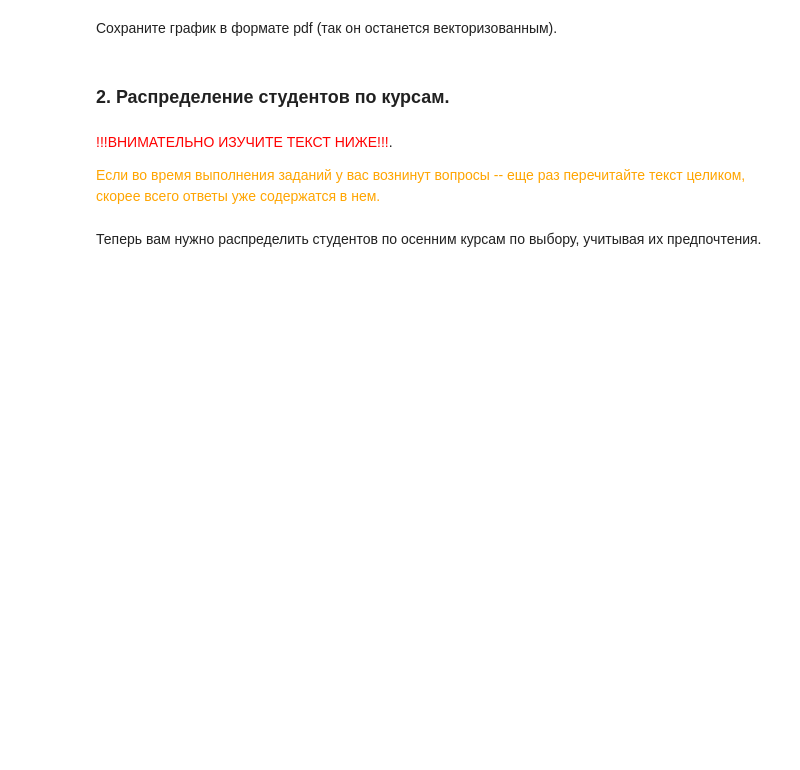
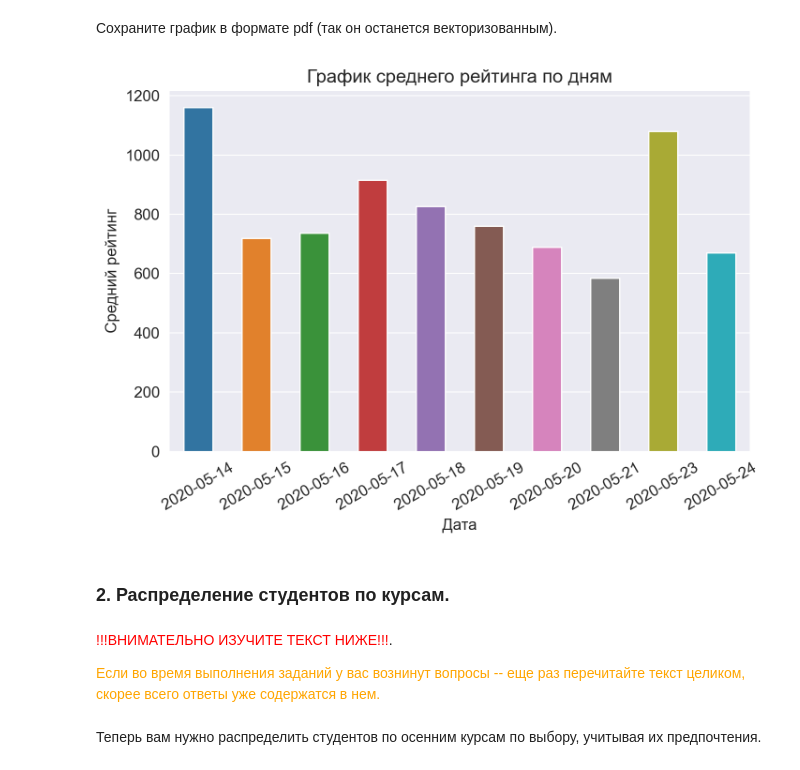
Before and after one commit to diemvs/hse_hw, a Jupyter notebook: homework-practice-01-pandas-Sataev.ipynb, the cells around one changed output. Drawn from its saved outputs; the diff is of its cells as text; code cells hidden in the pictures; blank space fills up the shorter version.

Commit message:
1 part
fix 7
График

```diff
--- a/homework-practice-01-pandas-Sataev.ipynb
+++ b/homework-practice-01-pandas-Sataev.ipynb
@@ -426,6 +430,10 @@ unique_courses_17_y
 import matplotlib.pyplot as plt
 import seaborn as sns
 
-# your code
+%config InlineBackend.figure_format = 'retina'
+plt.rcParams['figure.figsize'] = 8, 5
+plt.rcParams['font.size'] = 12
+mpl.rcParams['savefig.format'] = 'pdf'
+sns.set_style('darkgrid')
 # %% [markdown]
 #### 8. [0.5 балла] Постройте график средних рейтингов по дням получения ответов (bar plot).
@@ -433,0 +440,4 @@ import seaborn as sns
+# %%
+avg_rating = df.groupby(df.timestamp.dt.date).agg({'rating':'mean'}).reset_index()
+
+avg_rating
@@ -438,3 +475,15 @@ import seaborn as sns
+# %%
+b = sns.barplot(x = avg_rating['timestamp'], y = avg_rating['rating'], width=0.5)
+plt.title("График среднего рейтинга по дням")
+
+plt.xlabel("Дата")
+plt.ylabel("Средний рейтинг")
+
+plt.xticks(rotation=30)
+
+plt.savefig('avg_ratings.pdf', bbox_inches='tight')
+# %% [output]
+[figure, added]
 # %% [markdown]
 ### 2. Распределение студентов по курсам.
 # %% [markdown]
```
Also changed, not shown: parts of 6 cells of this notebook, 1 other file.
